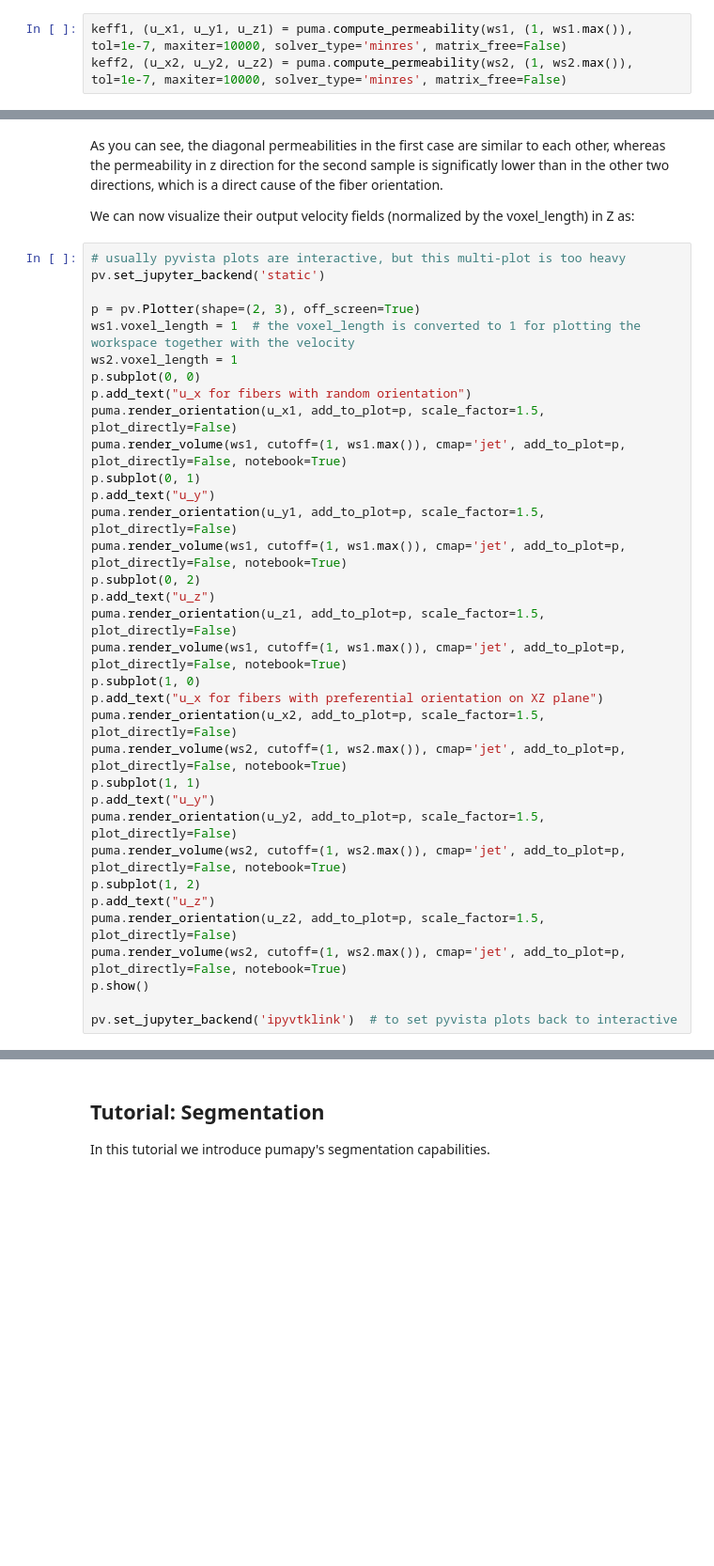
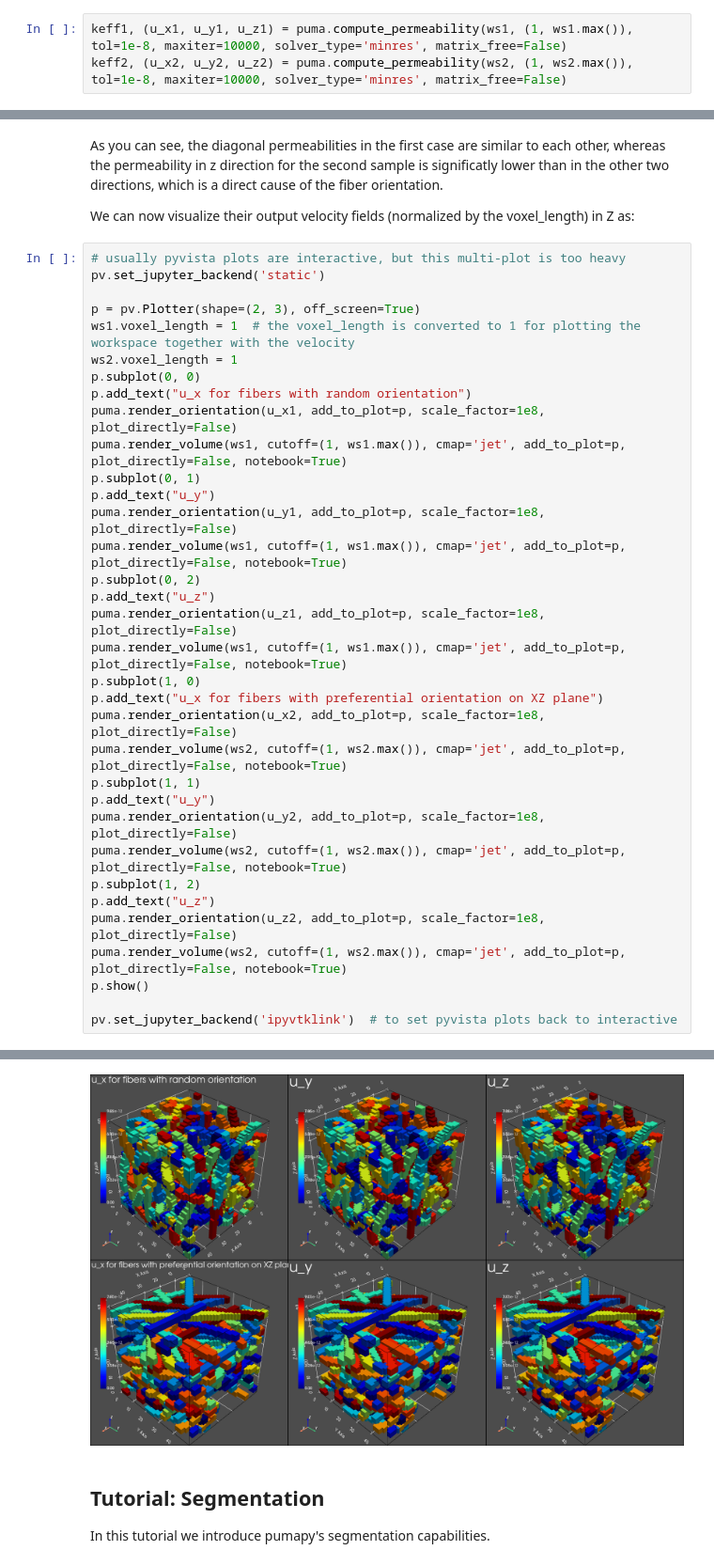
Before and after one commit to nasa/puma, a Jupyter notebook: tutorial/puma_tutorial.ipynb, the cells around one changed output, grey strips where cells are left out. Shown at 94% size. Drawn from its saved outputs; the diff is of its cells as text; blank space fills up the shorter version.

Commit message:
changed scaling in permeability tutorial based on updates to the velocity output scaling

```diff
--- a/tutorial/puma_tutorial.ipynb
+++ b/tutorial/puma_tutorial.ipynb
@@ -1585,5 +1585,5 @@ ViewInteractiveWidget(height=1200, layout=Layout(height='auto', width='100%'), w
 # %% [markdown]
 Now, we compute their permeabilities using the minres iterative solver due to the significantly larger sparse system to solve (refer to the first permeability section or to the documentation for more specs on the solver types and options):
 # %%
-keff1, (u_x1, u_y1, u_z1) = puma.compute_permeability(ws1, (1, ws1.max()), tol=1e-7, maxiter=10000, solver_type='minres', matrix_free=False)
-keff2, (u_x2, u_y2, u_z2) = puma.compute_permeability(ws2, (1, ws2.max()), tol=1e-7, maxiter=10000, solver_type='minres', matrix_free=False)
+keff1, (u_x1, u_y1, u_z1) = puma.compute_permeability(ws1, (1, ws1.max()), tol=1e-8, maxiter=10000, solver_type='minres', matrix_free=False)
+keff2, (u_x2, u_y2, u_z2) = puma.compute_permeability(ws2, (1, ws2.max()), tol=1e-8, maxiter=10000, solver_type='minres', matrix_free=False)
@@ -1600,28 +1618,29 @@ ws1.voxel_length = 1  # the voxel_length is converted to 1 for plotting the work
 ws2.voxel_length = 1
 p.subplot(0, 0)
 p.add_text("u_x for fibers with random orientation")
-puma.render_orientation(u_x1, add_to_plot=p, scale_factor=1.5, plot_directly=False)
+puma.render_orientation(u_x1, add_to_plot=p, scale_factor=1e8, plot_directly=False)
 puma.render_volume(ws1, cutoff=(1, ws1.max()), cmap='jet', add_to_plot=p, plot_directly=False, notebook=True)
 p.subplot(0, 1)
 p.add_text("u_y")
-puma.render_orientation(u_y1, add_to_plot=p, scale_factor=1.5, plot_directly=False)
+puma.render_orientation(u_y1, add_to_plot=p, scale_factor=1e8, plot_directly=False)
 puma.render_volume(ws1, cutoff=(1, ws1.max()), cmap='jet', add_to_plot=p, plot_directly=False, notebook=True)
 p.subplot(0, 2)
 p.add_text("u_z")
-puma.render_orientation(u_z1, add_to_plot=p, scale_factor=1.5, plot_directly=False)
+puma.render_orientation(u_z1, add_to_plot=p, scale_factor=1e8, plot_directly=False)
 puma.render_volume(ws1, cutoff=(1, ws1.max()), cmap='jet', add_to_plot=p, plot_directly=False, notebook=True)
 p.subplot(1, 0)
 p.add_text("u_x for fibers with preferential orientation on XZ plane")
-puma.render_orientation(u_x2, add_to_plot=p, scale_factor=1.5, plot_directly=False)
+puma.render_orientation(u_x2, add_to_plot=p, scale_factor=1e8, plot_directly=False)
 puma.render_volume(ws2, cutoff=(1, ws2.max()), cmap='jet', add_to_plot=p, plot_directly=False, notebook=True)
 p.subplot(1, 1)
 p.add_text("u_y")
-puma.render_orientation(u_y2, add_to_plot=p, scale_factor=1.5, plot_directly=False)
+puma.render_orientation(u_y2, add_to_plot=p, scale_factor=1e8, plot_directly=False)
 puma.render_volume(ws2, cutoff=(1, ws2.max()), cmap='jet', add_to_plot=p, plot_directly=False, notebook=True)
 p.subplot(1, 2)
 p.add_text("u_z")
-puma.render_orientation(u_z2, add_to_plot=p, scale_factor=1.5, plot_directly=False)
+puma.render_orientation(u_z2, add_to_plot=p, scale_factor=1e8, plot_directly=False)
 puma.render_volume(ws2, cutoff=(1, ws2.max()), cmap='jet', add_to_plot=p, plot_directly=False, notebook=True)
 p.show()
 
 pv.set_jupyter_backend('ipyvtklink')  # to set pyvista plots back to interactive
+# %% [output]
@@ -1628,3 +1653,4 @@ pv.set_jupyter_backend('ipyvtklink')  # to set pyvista plots back to interactive
+[figure, added]
 # %% [markdown]
 ## Tutorial: Segmentation
 
```
Also changed, not shown: parts of 7 cells of this notebook.
